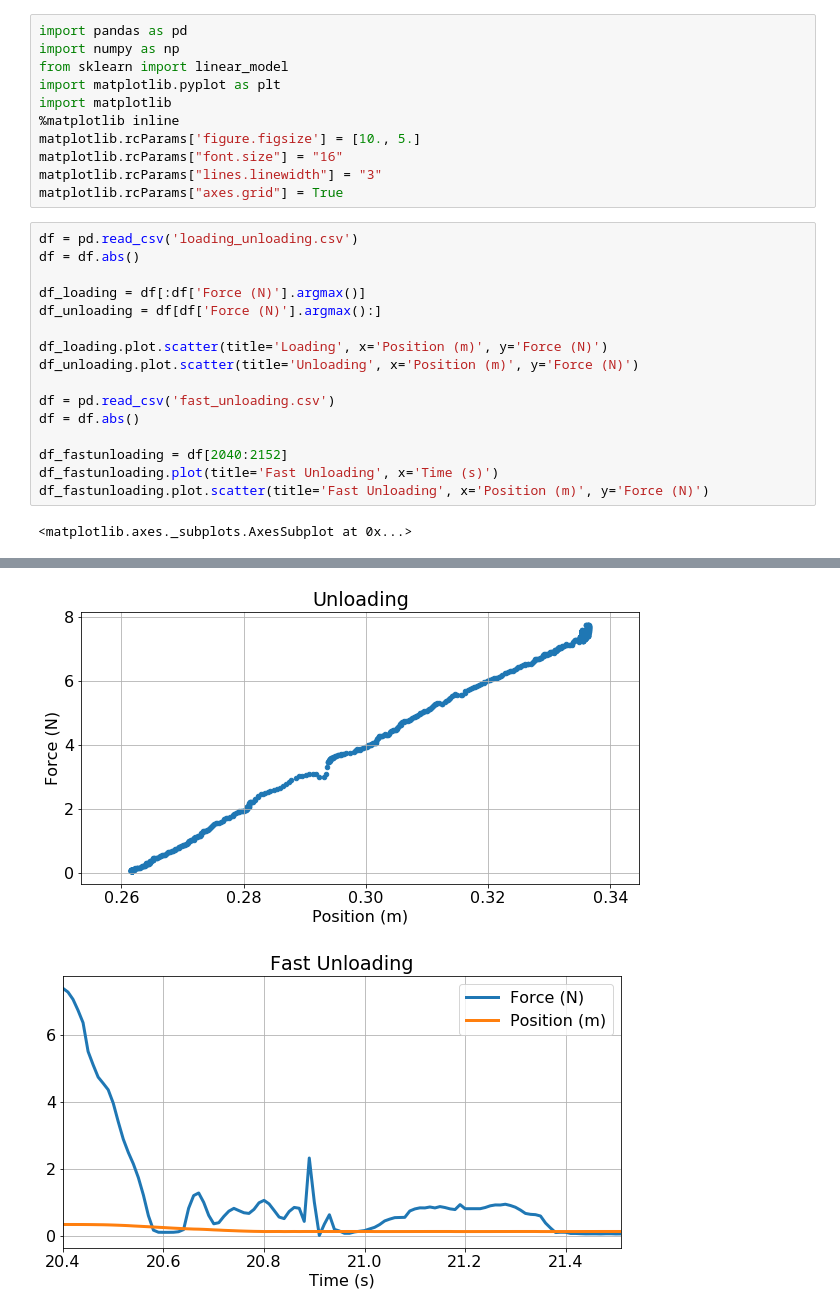
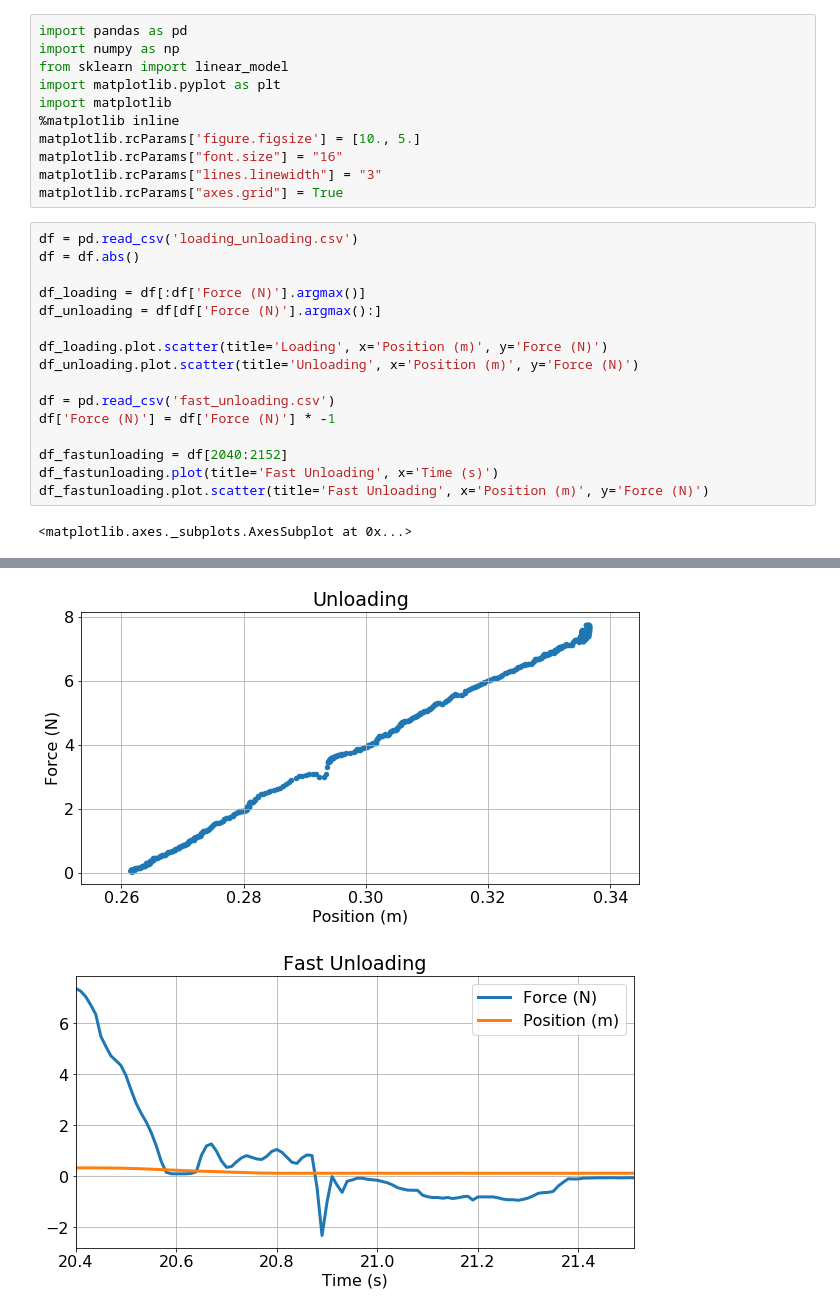
Before and after one commit to csvance/data-analysis, a Jupyter notebook: hookes_law.ipynb, the cells around one changed output, grey strips where cells are left out. Saved outputs shown, nothing was run; the diff lists cells and outputs as text.

```diff
--- a/hookes_law.ipynb
+++ b/hookes_law.ipynb
@@ -12,21 +12,21 @@ matplotlib.rcParams["axes.grid"] = True
 # %%
 df = pd.read_csv('loading_unloading.csv')
 df = df.abs()
 
 df_loading = df[:df['Force (N)'].argmax()]
 df_unloading = df[df['Force (N)'].argmax():]
 
 df_loading.plot.scatter(title='Loading', x='Position (m)', y='Force (N)')
 df_unloading.plot.scatter(title='Unloading', x='Position (m)', y='Force (N)')
 
 df = pd.read_csv('fast_unloading.csv')
-df = df.abs()
+df['Force (N)'] = df['Force (N)'] * -1
 
 df_fastunloading = df[2040:2152]
 df_fastunloading.plot(title='Fast Unloading', x='Time (s)')
 df_fastunloading.plot.scatter(title='Fast Unloading', x='Position (m)', y='Force (N)')
 # %% [output]
 <matplotlib.axes._subplots.AxesSubplot at 0x...>
 [figure]
 [figure]
-[figure, old version]
+[figure, new version]
```
Also changed, not shown: parts of 2 cells of this notebook.
